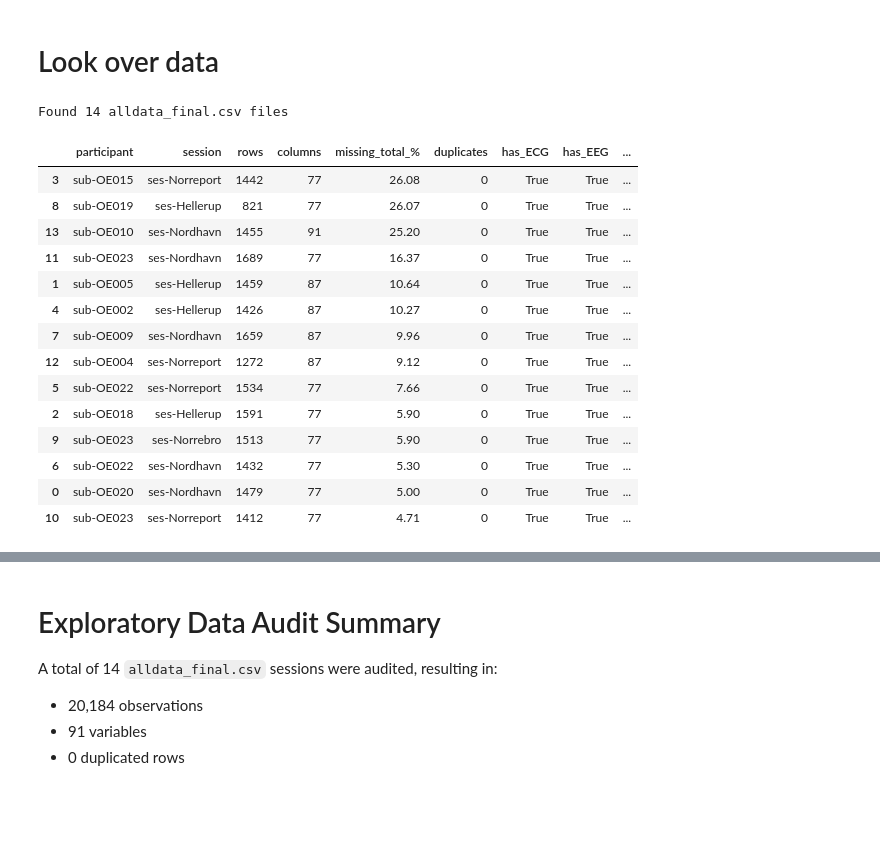
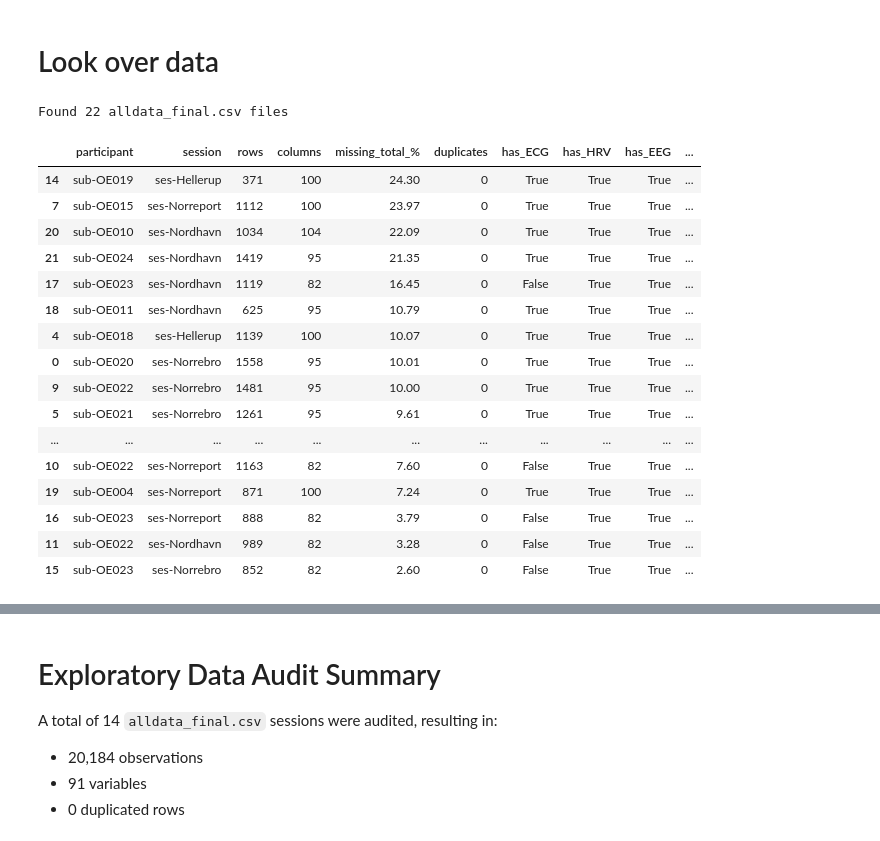
Before and after one commit to raquelmdtum/master-thesis, a Jupyter notebook: notebooks/do_results.ipynb, the cells around one changed output, grey strips where cells are left out. Saved outputs shown, nothing was run; the diff lists cells and outputs as text; code cells hidden in the pictures; blank space fills up the shorter version.

```diff
--- a/notebooks/do_results.ipynb
+++ b/notebooks/do_results.ipynb
@@ -13,15 +14,10 @@ ____________
 # Look over data
 # %%
 root = "/mnt/raid/emotional_data_raquel/fulldata_mine"
-
-files = glob.glob(
-    os.path.join(root, "**", "alldata_final.csv"),
-    recursive=True
-)
-
+files = glob.glob(os.path.join(root, "**", "alldata_final.csv"),recursive=True)
 print(f"Found {len(files)} alldata_final.csv files")
 # %% [output]
-Found 14 alldata_final.csv files
+Found 22 alldata_final.csv files
 # %%
 summary_rows = []
 
@@ -49,55 +45,61 @@ for file_path in files:
             "has_ECG":
                 "ECG_HR_smooth" in df.columns,
 
+            "has_HRV":
+                ("HRV_RMSSD" in df.columns
+                and
+                "HRV_SDNN" in df.columns),
+
             "has_EEG":
                 "frontal alpha" in df.columns,
 
             "has_eye_tracking":
                 "final_label" in df.columns,
 
             "has_typology":
-                "typology" in df.columns,
+                ("typology" in df.columns
+                 or
+                 "typology_raquel" in df.columns),
 
             "has_landuse":
                 "landuse_en" in df.columns,
 
             "has_corrected_gps":
-                (
-                    "longitude_corrected" in df.columns
-                    and
-                    "latitude_corrected" in df.columns
-                ),
+                ("longitude_corrected" in df.columns
+                and
+                "latitude_corrected" in df.columns),
 
             "has_original_gps":
                 (
                     "original_longitude" in df.columns
                     and
                     "original_latitude" in df.columns
                 ),
         }
 
         summary_rows.append(row)
 
     except Exception as e:
-
         print(f"FAILED: {file_path}")
         print(e)
 
 summary_df = pd.DataFrame(summary_rows)
 summary_df.sort_values("missing_total_%",ascending=False)
 # %% [output]
-|  | participant | session | rows | columns | missing_total_% | duplicates | has_ECG | has_EEG | ... |
-| 3 | sub-OE015 | ses-Norreport | 1442 | 77 | 26.08 | 0 | True | True | ... |
-| 8 | sub-OE019 | ses-Hellerup | 821 | 77 | 26.07 | 0 | True | True | ... |
-| 13 | sub-OE010 | ses-Nordhavn | 1455 | 91 | 25.20 | 0 | True | True | ... |
-| 11 | sub-OE023 | ses-Nordhavn | 1689 | 77 | 16.37 | 0 | True | True | ... |
-| 1 | sub-OE005 | ses-Hellerup | 1459 | 87 | 10.64 | 0 | True | True | ... |
-| 4 | sub-OE002 | ses-Hellerup | 1426 | 87 | 10.27 | 0 | True | True | ... |
-| 7 | sub-OE009 | ses-Nordhavn | 1659 | 87 | 9.96 | 0 | True | True | ... |
-| 12 | sub-OE004 | ses-Norreport | 1272 | 87 | 9.12 | 0 | True | True | ... |
-| 5 | sub-OE022 | ses-Norreport | 1534 | 77 | 7.66 | 0 | True | True | ... |
-| 2 | sub-OE018 | ses-Hellerup | 1591 | 77 | 5.90 | 0 | True | True | ... |
-| 9 | sub-OE023 | ses-Norrebro | 1513 | 77 | 5.90 | 0 | True | True | ... |
-| 6 | sub-OE022 | ses-Nordhavn | 1432 | 77 | 5.30 | 0 | True | True | ... |
-| 0 | sub-OE020 | ses-Nordhavn | 1479 | 77 | 5.00 | 0 | True | True | ... |
-| 10 | sub-OE023 | ses-Norreport | 1412 | 77 | 4.71 | 0 | True | True | ... |
+|  | participant | session | rows | columns | missing_total_% | duplicates | has_ECG | has_HRV | has_EEG | ... |
+| 14 | sub-OE019 | ses-Hellerup | 371 | 100 | 24.30 | 0 | True | True | True | ... |
+| 7 | sub-OE015 | ses-Norreport | 1112 | 100 | 23.97 | 0 | True | True | True | ... |
+| 20 | sub-OE010 | ses-Nordhavn | 1034 | 104 | 22.09 | 0 | True | True | True | ... |
+| 21 | sub-OE024 | ses-Nordhavn | 1419 | 95 | 21.35 | 0 | True | True | True | ... |
+| 17 | sub-OE023 | ses-Nordhavn | 1119 | 82 | 16.45 | 0 | False | True | True | ... |
+| 18 | sub-OE011 | ses-Nordhavn | 625 | 95 | 10.79 | 0 | True | True | True | ... |
+| 4 | sub-OE018 | ses-Hellerup | 1139 | 100 | 10.07 | 0 | True | True | True | ... |
+| 0 | sub-OE020 | ses-Norrebro | 1558 | 95 | 10.01 | 0 | True | True | True | ... |
+| 9 | sub-OE022 | ses-Norrebro | 1481 | 95 | 10.00 | 0 | True | True | True | ... |
+| 5 | sub-OE021 | ses-Norrebro | 1261 | 95 | 9.61 | 0 | True | True | True | ... |
+| ... | ... | ... | ... | ... | ... | ... | ... | ... | ... | ... |
+| 10 | sub-OE022 | ses-Norreport | 1163 | 82 | 7.60 | 0 | False | True | True | ... |
+| 19 | sub-OE004 | ses-Norreport | 871 | 100 | 7.24 | 0 | True | True | True | ... |
+| 16 | sub-OE023 | ses-Norreport | 888 | 82 | 3.79 | 0 | False | True | True | ... |
+| 11 | sub-OE022 | ses-Nordhavn | 989 | 82 | 3.28 | 0 | False | True | True | ... |
+| 15 | sub-OE023 | ses-Norrebro | 852 | 82 | 2.60 | 0 | False | True | True | ... |
```
Also changed, not shown: parts of 6 cells of this notebook.
